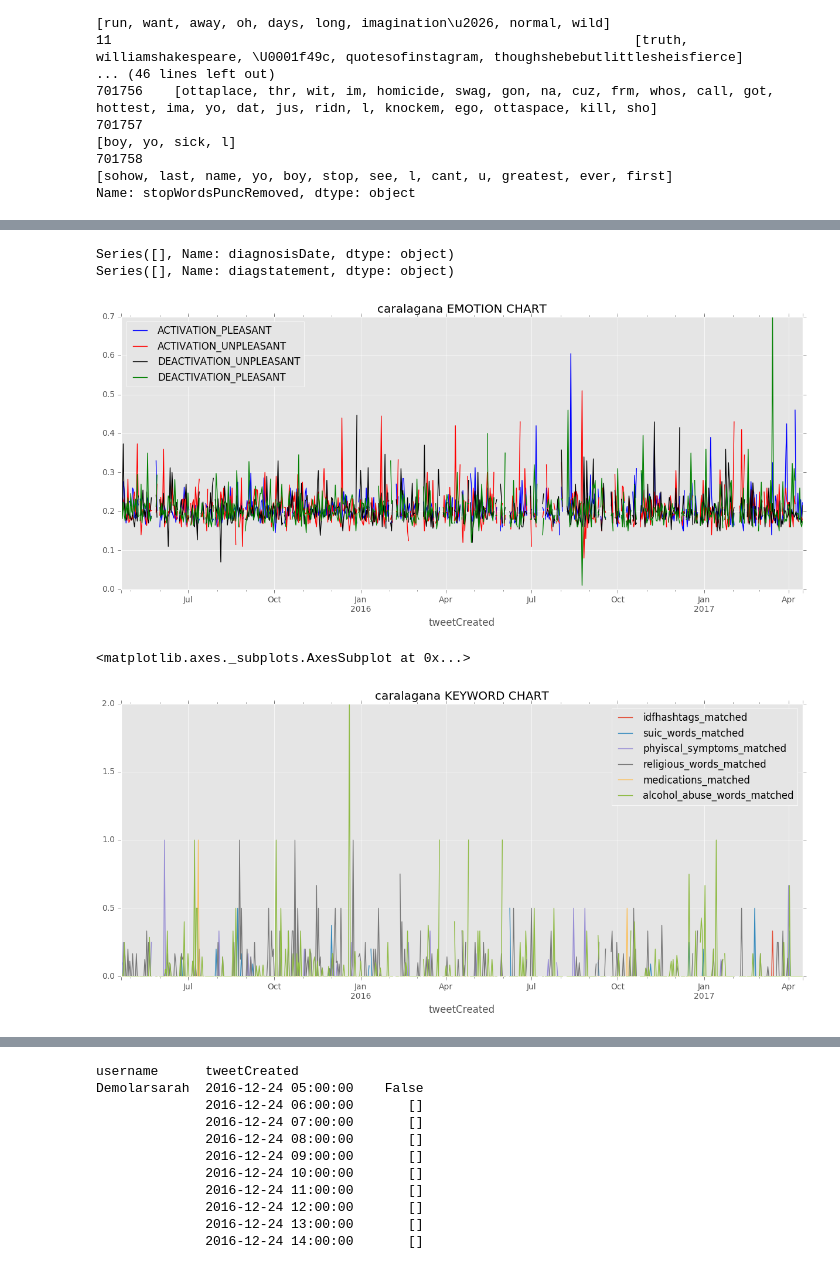
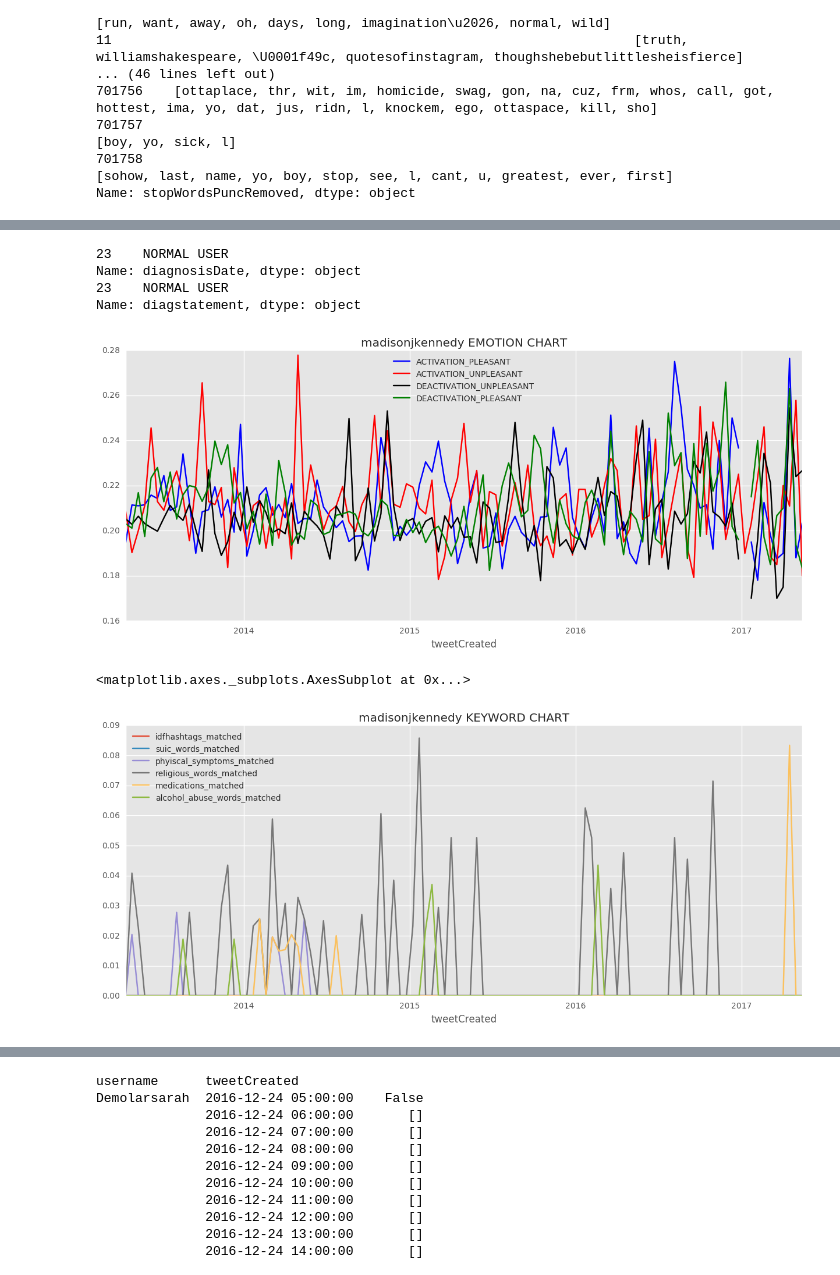
Before and after one commit to nweat/mental-health-research, a Jupyter notebook: patient_tweet_analysis/jupyter_stats/normal_user_feature_labelling.ipynb, the cells around one changed output, grey strips where cells are left out. Saved outputs shown, nothing was run; the diff lists cells and outputs as text; code cells hidden in the pictures.

```diff
--- a/patient_tweet_analysis/jupyter_stats/normal_user_feature_labelling.ipynb
+++ b/patient_tweet_analysis/jupyter_stats/normal_user_feature_labelling.ipynb
@@ -68,14 +73,17 @@ pd.set_option('max_colwidth', 800)
 ##################################################################################
 # LOAD VARIABLES
 ###################################################################################
+user_data = 'final_data/users_final_normal/'
+user_details = pd.read_csv('initial_data/selected_normal_users_less5.csv')
 mood_lexicon_output = 'final_data/mood_lexicon.csv'
-CSV_labeledMissingGeo_output = 'final_data/labelMIssingGeo_normalusers.csv' #output from multi_processing_file
-CSV_preprocessing_output = 'final_data/labelMIssingGeo_preprocessed_normalusers.csv'
-CSV_sentiment140_output = 'final_data/labelMIssingGeo_preprocessed_sentiment_normalusers.csv'
-CSV_emotion_output = 'final_data/labelMIssingGeo_preprocessed_sentiment_emotion_normalusers.csv'
-CSV_keywords_output = 'final_data/labelMIssingGeo_preprocessed_sentiment_emotion_keywords_normalusers.csv'
-tweets = pd.read_table(CSV_labeledMissingGeo_output, sep=',') #initial data loading
-NORMAL_USERS = 'final_data/users_final_normal/'
+user_list = 'final_data/users_final_normal/user_list/'
+
+CSV_labeledMissingGeo_output = user_data + 'labelMIssingGeo_normalusers.csv' #output from multi_processing_file
+CSV_preprocessing_output = user_data + 'labelMIssingGeo_preprocessed_normalusers.csv'
+CSV_sentiment140_output = user_data + 'labelMIssingGeo_preprocessed_sentiment_normalusers.csv'
+CSV_emotion_output = user_data + 'labelMIssingGeo_preprocessed_sentiment_emotion_normalusers.csv'
+CSV_keywords_output = user_data + 'labelMIssingGeo_preprocessed_sentiment_emotion_keywords_normalusers.csv'
+tweets = pd.read_csv(CSV_labeledMissingGeo_output) #initial data loading
 STOP = set(stopwords.words('english'))
 stemmer = PorterStemmer()
 lemmatiser = WordNetLemmatizer()
@@ -98,7 +106,7 @@ def splitDataFrameIntoSmaller(df, chunkSize = 10000):
 ##################################################################################
 # Lable emojis with their emotion *NOT PRIORITY
 ##################################################################################
-EMOJI_LIST = pd.read_csv('emoji_table.csv', encoding='utf-8')
+EMOJI_LIST = pd.read_csv('final_data/emoji_table.csv', encoding='utf-8')
 def unicodeEscapeEmoji(row):
     row['unicode_escape'] = row['emoji'].encode('unicode_escape')
     return row
@@ -141,7 +149,7 @@ mood_lexicon.to_csv(mood_lexicon_output, index = False)
 initial_split = splitDataFrameIntoSmaller(tweets, 50000)
 for i in initial_split:
     print len(i)
-#tweets.username.unique()  ##repost #repost #father #son' nan '#repost #cockails #manchester
+tweets.tweetLang.unique()  ##repost #repost #father #son' nan '#repost #cockails #manchester
 # %% [output]
 50000
 50000
@@ -838,34 +1078,36 @@ final_data/users_final_normal/zjulianna.csv
 # REFERENCES:
 # https://www.digitalocean.com/community/tutorials/a-guide-to-time-series-visualization-with-python-3#step-2-—-loading-time-series-data
 ###################################################################################
-USERNAME = 'caralagana'
-USER_DETAILS = pd.read_csv('final_data/users-to-use.csv')
+USERNAME = 'madisonjkennedy'
+USER_DETAILS = user_details
 
-USER = pd.read_csv(NORMAL_USERS + USERNAME +'.csv') # load final user list records with diagnosis date
+USER = pd.read_csv(user_list + USERNAME +'.csv') # load final user list records with diagnosis date
 USER = USER.reset_index().set_index('tweetCreated')
 USER.index = pd.to_datetime(USER.index)
 # %%
 USEREMOTIONS = USER[['ACTIVATION_PLEASANT','ACTIVATION_UNPLEASANT',
                  'DEACTIVATION_UNPLEASANT',
                  'DEACTIVATION_PLEASANT']] #  'positive', 'negative', 'neutral'
 
-USEREMOTIONS = USEREMOTIONS.resample('1D').mean()
+USEREMOTIONS = USEREMOTIONS.resample('2W').mean()
 #USEREMOTIONS = USEREMOTIONS.fillna(USEREMOTIONS.bfill()) # currently filling with nearest non-null value
 USEREMOTIONS.plot(figsize=(15, 6), color = ['blue', 'red', 'black', 'green'], title = USERNAME + ' EMOTION CHART')
 
 found_USER_RECORD = USER_DETAILS.loc[USER_DETAILS['username'] == USERNAME]
-print pd.to_datetime(found_USER_RECORD['diagnosisDate']).dt.strftime('%b-%d-%Y')
+print found_USER_RECORD['diagnosisDate']
 print found_USER_RECORD['diagstatement']
 #plt.show()
 # %% [output]
-Series([], Name: diagnosisDate, dtype: object)
-Series([], Name: diagstatement, dtype: object)
+23    NORMAL USER
+Name: diagnosisDate, dtype: object
+23    NORMAL USER
+Name: diagstatement, dtype: object
-[figure, old version]
+[figure, new version]
 # %%
 USERKEYWORDS = USER[['idfhashtags_matched', 'suic_words_matched', 'phyiscal_symptoms_matched','religious_words_matched','medications_matched', 'alcohol_abuse_words_matched']]
-USERKEYWORDS = USERKEYWORDS.resample('1D').mean()
+USERKEYWORDS = USERKEYWORDS.resample('2W').mean()
 USERKEYWORDS.plot(figsize=(15, 6), title = USERNAME + ' KEYWORD CHART')
 #plt.show()
 # %% [output]
 <matplotlib.axes._subplots.AxesSubplot at 0x...>
-[figure, old version]
+[figure, new version]
```
Also changed, not shown: parts of 25 cells of this notebook, 11 other files.
